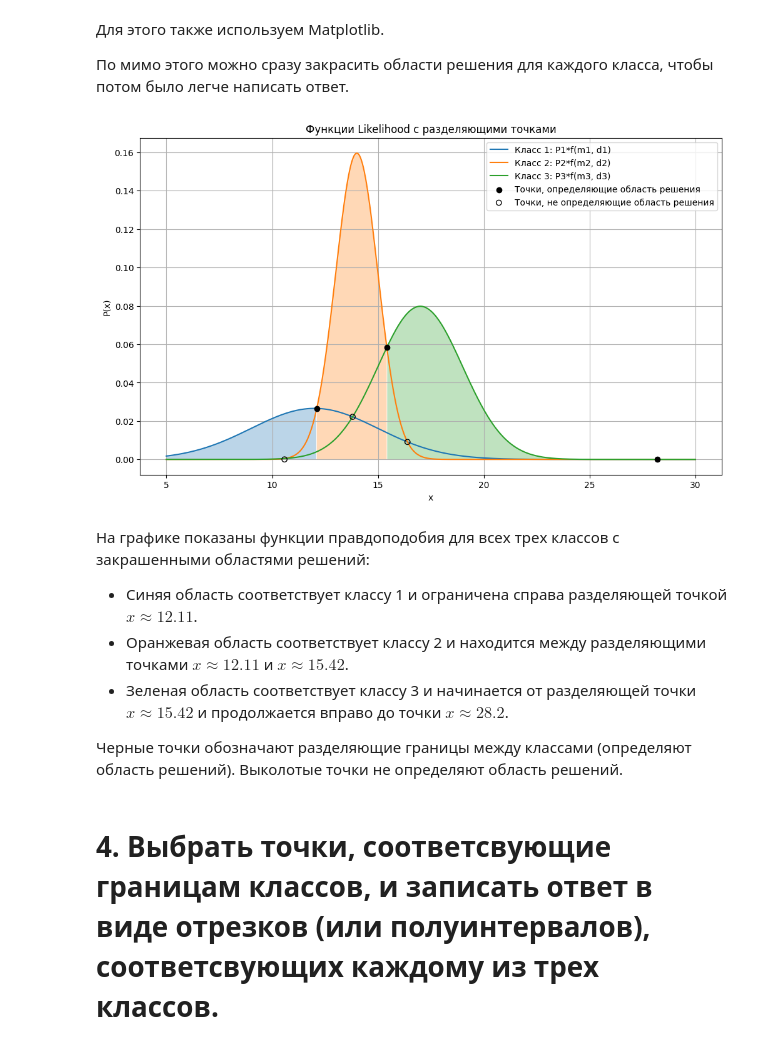
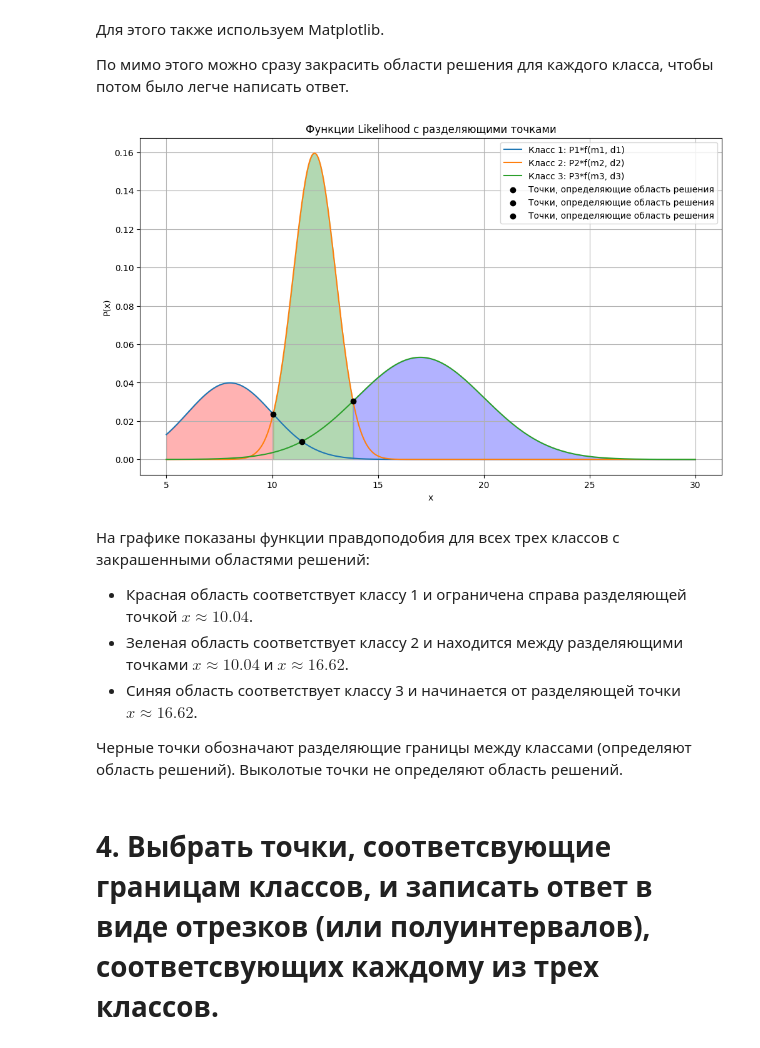
Before and after one commit to vadim13213/practice, a Jupyter notebook: Расчетное_Задание1.ipynb, the cells around one changed output. Saved outputs shown, nothing was run; the diff lists cells and outputs as text; code cells hidden in the pictures.

```diff
--- a/Расчетное_Задание1.ipynb
+++ b/Расчетное_Задание1.ipynb
@@ -84,9 +107,9 @@ import numpy as np
 import matplotlib.pyplot as plt
 from scipy.stats import norm
 
-P1, m1, d1 = 0.2, 12, 3
-P2, m2, d2 = 0.4, 14, 1
-P3, m3, d3 = 0.4, 17, 2
+P1, m1, d1 = 0.2, 8, 2
+P2, m2, d2 = 0.4, 12, 1
+P3, m3, d3 = 0.4, 17, 3
 
 # Функция правдоподобия для нормального распределения
 def likelihood(x, P, m, d):
@@ -173,54 +196,59 @@ plt.show()
 
 По мимо этого можно сразу закрасить области решения для каждого класса, чтобы потом было легче написать ответ.
 # %%
+import numpy as np
+import matplotlib.pyplot as plt
+
+P1, m1, d1 = 0.2, 8, 2
+P2, m2, d2 = 0.4, 12, 1
+P3, m3, d3 = 0.4, 17, 3
+
+intersection_1_2 = find_intersections(P1, m1, d1, P2, m2, d2)
+intersection_1_3 = find_intersections(P1, m1, d1, P3, m3, d3)
+intersection_2_3 = find_intersections(P2, m2, d2, P3, m3, d3)
+
+def likelihood(x, P, m, d):
+    return P * np.exp(-0.5 * ((x - m) / d) ** 2) / (d * np.sqrt(2 * np.pi))
+
+x = np.linspace(5, 30, 1000)
+
 class1_region = x[x < intersection_1_2[0]]
 class2_region = x[(x >= intersection_1_2[0]) & (x < intersection_2_3[0])]
 class3_region = x[x >= intersection_2_3[0]]
 
-# Генерируем набор точек для графика
-x = np.linspace(5, 30, 1000)
-
-# Вычисляем значения функции правдоподобия для каждого класса
 P1_x = likelihood(x, P1, m1, d1)
 P2_x = likelihood(x, P2, m2, d2)
 P3_x = likelihood(x, P3, m3, d3)
 
-# Строим графики
 plt.figure(figsize=(12, 7))
 
 plt.plot(x, P1_x, label='Класс 1: P1*f(m1, d1)')
 plt.plot(x, P2_x, label='Класс 2: P2*f(m2, d2)')
 plt.plot(x, P3_x, label='Класс 3: P3*f(m3, d3)')
 
-# Закрашиваем области решений для каждого класса
-plt.fill_between(class1_region, likelihood(class1_region, P1, m1, d1), alpha=0.3)
-plt.fill_between(class2_region, likelihood(class2_region, P2, m2, d2), alpha=0.3)
-plt.fill_between(class3_region, likelihood(class3_region, P3, m3, d3), alpha=0.3)
+plt.fill_between(class1_region, likelihood(class1_region, P1, m1, d1), alpha=0.3, color='red')
+plt.fill_between(class2_region, likelihood(class2_region, P2, m2, d2), alpha=0.3, color='green')
+plt.fill_between(class3_region, likelihood(class3_region, P3, m3, d3), alpha=0.3, color='blue')
 
-# Показываем разделяющие точки на графике
 plt.scatter(intersection_1_2[0], likelihood(intersection_1_2[0], P2, m2, d2), color='black', zorder=5, label='Точки, определяющие область решения')
-plt.scatter(intersection_1_3[0], likelihood(intersection_1_3[0], P1, m1, d1), facecolors='none', edgecolors='black', zorder=5, marker='o', label='Точки, не определяющие область решения')
-plt.scatter(intersection_1_3[1], likelihood(intersection_1_3[1], P1, m1, d1), color='black', zorder=5)
-plt.scatter(intersection_1_2[1], likelihood(intersection_1_2[1], P1, m1, d1), facecolors='none', edgecolors='black', zorder=5, marker='o')
-plt.scatter(intersection_2_3[1], likelihood(intersection_1_3[1], P1, m1, d1), facecolors='none', edgecolors='black', zorder=5, marker='o')
-plt.scatter(intersection_2_3[0], likelihood(intersection_2_3[0], P3, m3, d3), color='black', zorder=5)
+plt.scatter(intersection_1_3[0], likelihood(intersection_1_3[0], P1, m1, d1), color='black', zorder=5, label='Точки, определяющие область решения')
+plt.scatter(intersection_2_3[0], likelihood(intersection_2_3[0], P3, m3, d3), color='black', zorder=5, label='Точки, определяющие область решения')
 
 plt.title('Функции Likelihood с разделяющими точками')
 plt.xlabel('x')
 plt.ylabel('P(x)')
 plt.legend()
 plt.grid(True)
 
-# Показываем график
 plt.show()
 # %% [output]
-[figure, old version]
+[figure, new version]
 # %% [markdown]
 На графике показаны функции правдоподобия для всех трех классов с закрашенными областями решений:
 
-* Синяя область соответствует классу 1 и ограничена справа разделяющей точкой $x≈12.11$.
-* Оранжевая область соответствует классу 2 и находится между разделяющими точками $x≈12.11$ и $x≈15.42$.
-* Зеленая область соответствует классу 3 и начинается от разделяющей точки $x≈15.42$ и продолжается вправо до точки $x≈28.2$.
+* Красная область соответствует классу 1 и ограничена справа разделяющей точкой $x≈10.04$.
+* Зеленая область соответствует классу 2 и находится между разделяющими точками $x≈10.04$ и $x≈16.62$.
+* Синяя область соответствует классу 3 и начинается от разделяющей точки $x≈16.62$.
 
 Черные точки обозначают разделяющие границы между классами (определяют область решений). Выколотые точки не определяют область решений.
 # %% [markdown]
```
Also changed, not shown: parts of 9 cells of this notebook.
